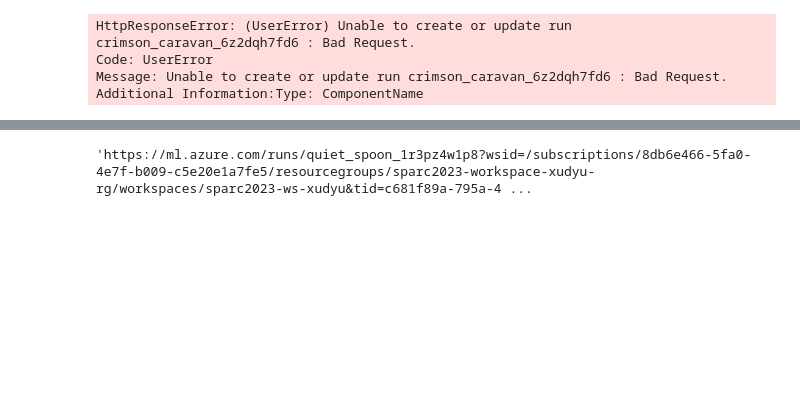
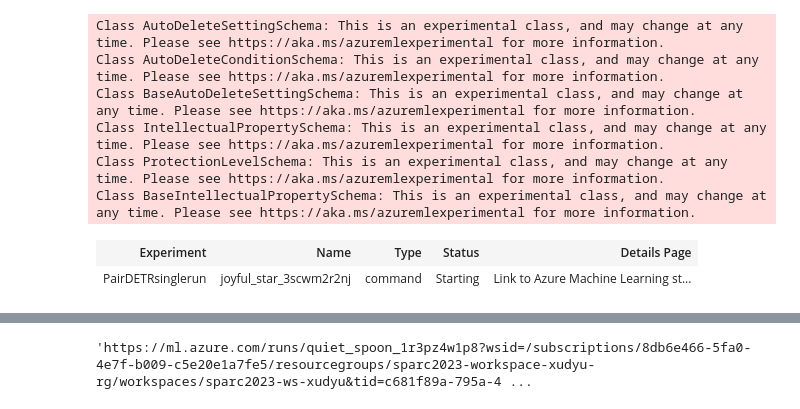
Before and after one commit to st7ma784/Pair-DETR-PTL, a Jupyter notebook: runonAzure.ipynb, the cells around one changed output, grey strips where cells are left out. Drawn from its saved outputs; the diff is of its cells as text; code cells hidden in the pictures; blank space fills up the shorter version.

Commit message:
fx main model

```diff
--- a/runonAzure.ipynb
+++ b/runonAzure.ipynb
@@ -37,46 +37,64 @@ Environment with name conda-DETR is registered to workspace, the environment ver
 # %%
 from azure.ai.ml import command
 from azure.ai.ml import Input, Output
 from azure.ai.ml.entities import Data
 from azure.ai.ml.constants import AssetTypes, InputOutputModes
 
+outputs = {
+    "log": Output(type=AssetTypes.URI_FOLDER,
+                        path="azureml://subscriptions/8db6e466-5fa0-4e7f-b009-c5e20e1a7fe5/resourcegroups/sparc2023-workspace-xudyu-rg/workspaces/sparc2023-ws-xudyu/datastores/workspaceblobstore/paths/data/",
+                        mode=InputOutputModes.RW_MOUNT
+                        ),
+    "annot": Output(type=AssetTypes.URI_FOLDER,
+                        path="azureml://subscriptions/8db6e466-5fa0-4e7f-b009-c5e20e1a7fe5/resourcegroups/sparc2023-workspace-xudyu-rg/workspaces/sparc2023-ws-xudyu/datastores/workspaceblobstore/paths/data/annotations/",
+                        mode=InputOutputModes.RW_MOUNT
+                        ),
+    "DataNew": Output(type=AssetTypes.URI_FOLDER,
+                        path="azureml://subscriptions/8db6e466-5fa0-4e7f-b009-c5e20e1a7fe5/resourcegroups/sparc2023-workspace-xudyu-rg/workspaces/sparc2023-ws-xudyu/datastores/workspaceblobstore/paths/v2/",
+                        mode=InputOutputModes.UPLOAD
+                        ),
+}
 
-outputs = {
-    "output_logs": Output(type=AssetTypes.URI_FOLDER,
-                        path="azureml://subscriptions/8db6e466-5fa0-4e7f-b009-c5e20e1a7fe5/resourcegroups/sparc2023-workspace-xudyu-rg/workspaces/sparc2023-ws-xudyu/datastores/workspaceblobstore/paths/logs/",
-                        mode=InputOutputModes.RW_MOUNT
-                        )
+
+inputs={ "input_data": Input(type=AssetTypes.URI_FOLDER,
+                        path="azureml://subscriptions/8db6e466-5fa0-4e7f-b009-c5e20e1a7fe5/resourcegroups/sparc2023-workspace-xudyu-rg/workspaces/sparc2023-ws-xudyu/datastores/workspaceblobstore/paths/data/",
+                        mode=InputOutputModes.DIRECT,
+                        ),
+        "annotations": Input(type=AssetTypes.URI_FOLDER,
+                        path="azureml://subscriptions/8db6e466-5fa0-4e7f-b009-c5e20e1a7fe5/resourcegroups/sparc2023-workspace-xudyu-rg/workspaces/sparc2023-ws-xudyu/datastores/workspaceblobstore/paths/data/annotations/",
+                        mode=InputOutputModes.DIRECT,
+                        ),
 }
-inputs={
-        "input_data": Output(type=AssetTypes.URI_FOLDER,
-                        path="azureml://subscriptions/8db6e466-5fa0-4e7f-b009-c5e20e1a7fe5/resourcegroups/sparc2023-workspace-xudyu-rg/workspaces/sparc2023-ws-xudyu/datastores/workspaceblobstore/paths/data/",
-                        mode=InputOutputModes.RO_MOUNT
-                        )
-}
+
 
 registered_model_name = "Contrastive trained PAIR Detr Model"
 job = command(
     code=project_dir,  # location of source code
-    command="python main.py --coco_path ${{inputs.input_data}}, --output_dir ${{outputs.output_logs}} --batch_size 2 ",    environment=pipeline_job_env.name+":"+pipeline_job_env.version,
-    compute="smander",
-    experiment_name="PairDETR single run",
-    display_name="single pair DETR run stephenM",
+    command="python main.py --coco_path ${{inputs.input_data}} --annotations ${{outputs.annot}} --output_dir ${{outputs.log}}",
+    environment=pipeline_job_env.name+":"+pipeline_job_env.version,
+    compute="sparc-v100-low-priority",
+    experiment_name="PairDETRsinglerun",
+    display_name="singleDETRstephenM",
     distribution={
         "type": "PyTorch",
         "process_count_per_instance": 1,
         "node_count": 1,
         "instance_count": 1,
     },
     inputs=inputs,
     outputs=outputs,
 )
+
+ml_client.create_or_update(job)
+# %% [output]
+Class AutoDeleteSettingSchema: This is an experimental class, and may change at any time. Please see https://aka.ms/azuremlexperimental for more information.
+Class AutoDeleteConditionSchema: This is an experimental class, and may change at any time. Please see https://aka.ms/azuremlexperimental for more information.
+Class BaseAutoDeleteSettingSchema: This is an experimental class, and may change at any time. Please see https://aka.ms/azuremlexperimental for more information.
+Class IntellectualPropertySchema: This is an experimental class, and may change at any time. Please see https://aka.ms/azuremlexperimental for more information.
+Class ProtectionLevelSchema: This is an experimental class, and may change at any time. Please see https://aka.ms/azuremlexperimental for more information.
+Class BaseIntellectualPropertySchema: This is an experimental class, and may change at any time. Please see https://aka.ms/azuremlexperimental for more information.
+| Experiment | Name | Type | Status | Details Page |
+| PairDETRsinglerun | joyful_star_3scwm2r2nj | command | Starting | Link to Azure Machine Learning st... |
-# %%
-ml_client.create_or_update(job)
-# %% [output]
-HttpResponseError: (UserError) Unable to create or update run crimson_caravan_6z2dqh7fd6 : Bad Request.
-Code: UserError
-Message: Unable to create or update run crimson_caravan_6z2dqh7fd6 : Bad Request.
-Additional Information:Type: ComponentName
 # %%
 #Lets define some sweeps, We really want to trial a load of values for all the following:
 from azure.ai.ml import MLClient
```
Also changed, not shown: parts of 3 cells of this notebook, 9 other files.
